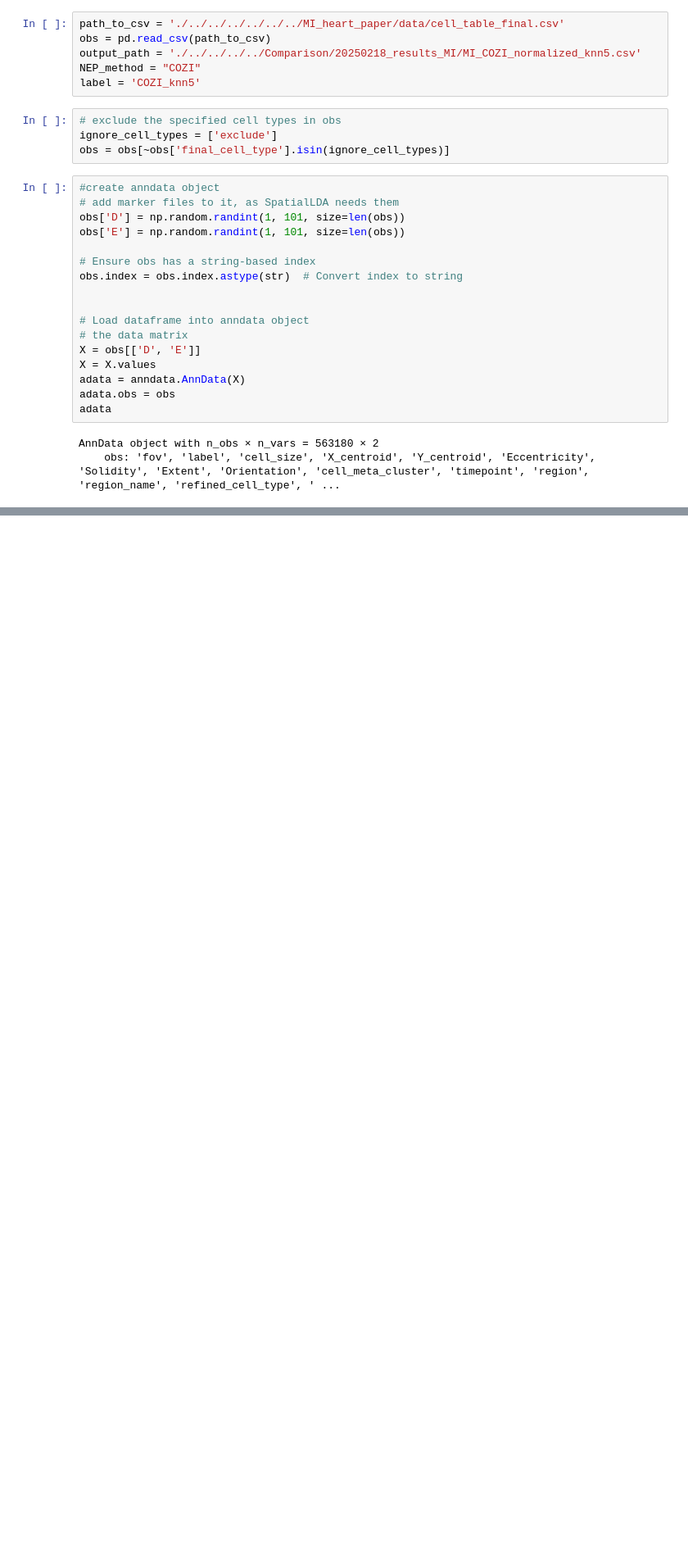
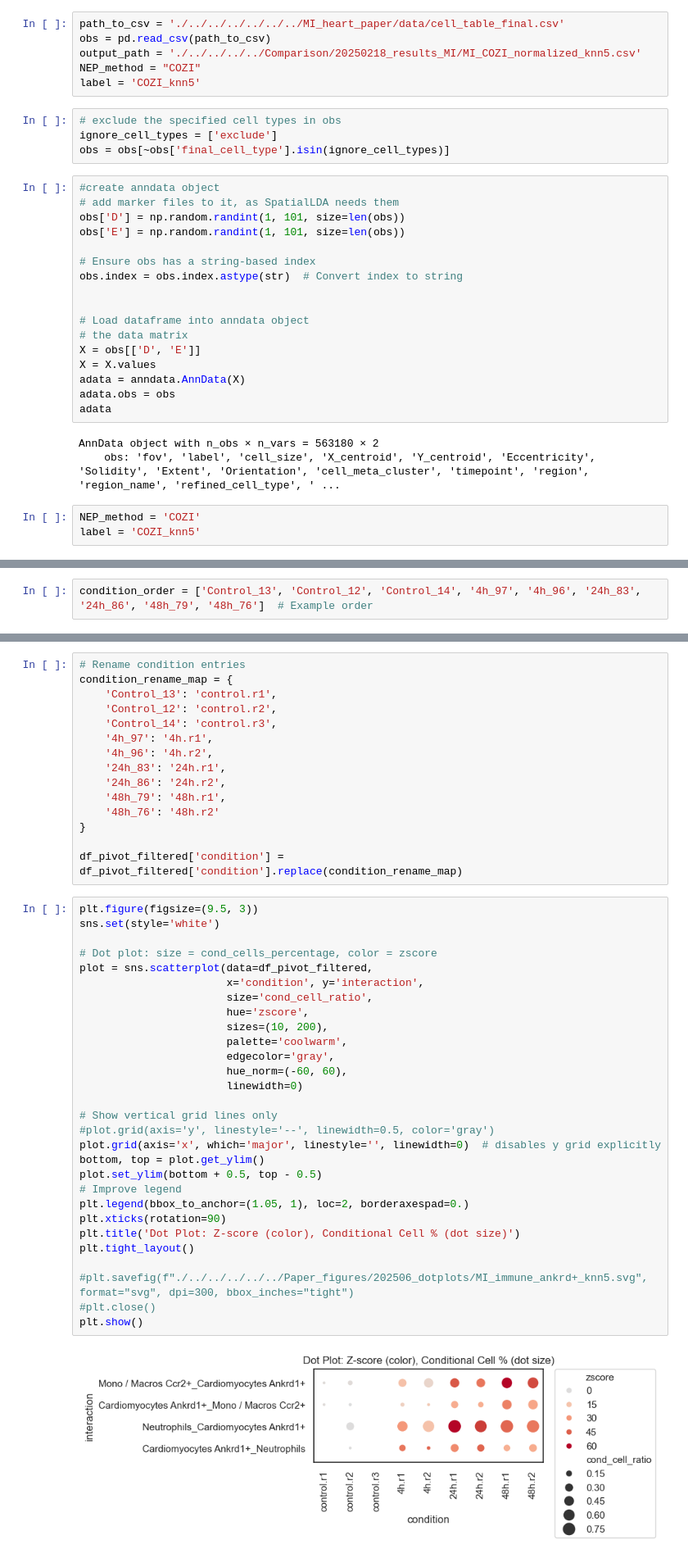
Before and after one commit to SchapiroLabor/NEP_scimap, a Jupyter notebook: notebooks/MI_data/COZI_scimap_MI_data.ipynb, the cells around one changed output, grey strips where cells are left out. Shown: that part at 82% size. Drawn from its saved outputs; the diff is of its cells as text; blank space fills up the shorter version.

Commit message:
change results to CCR dotplots

```diff
--- a/notebooks/MI_data/COZI_scimap_MI_data.ipynb
+++ b/notebooks/MI_data/COZI_scimap_MI_data.ipynb
@@ -43,6 +44,9 @@ adata
 # %% [output]
 AnnData object with n_obs × n_vars = 563180 × 2
     obs: 'fov', 'label', 'cell_size', 'X_centroid', 'Y_centroid', 'Eccentricity', 'Solidity', 'Extent', 'Orientation', 'cell_meta_cluster', 'timepoint', 'region', 'region_name', 'refined_cell_type', ' ...
+# %%
+NEP_method = 'COZI'
+label = 'COZI_knn5'
 # %%
 # Define the spatial interaction analysis
 spatial_params = {
@@ -169,0 +149,2 @@ spatial.T
+# %%
+condition_order = ['Control_13', 'Control_12', 'Control_14', '4h_97', '4h_96', '24h_83', '24h_86', '48h_79', '48h_76']  # Example order
@@ -169,0 +188,46 @@ spatial.T
+# %%
+# Rename condition entries
+condition_rename_map = {
+    'Control_13': 'control.r1',
+    'Control_12': 'control.r2',
+    'Control_14': 'control.r3',
+    '4h_97': '4h.r1',
+    '4h_96': '4h.r2',
+    '24h_83': '24h.r1',
+    '24h_86': '24h.r2',
+    '48h_79': '48h.r1',
+    '48h_76': '48h.r2'
+}
+
+df_pivot_filtered['condition'] = df_pivot_filtered['condition'].replace(condition_rename_map)
+# %%
+plt.figure(figsize=(9.5, 3))
+sns.set(style='white')
+
+# Dot plot: size = cond_cells_percentage, color = zscore
+plot = sns.scatterplot(data=df_pivot_filtered,
+                       x='condition', y='interaction',
+                       size='cond_cell_ratio',
+                       hue='zscore',
+                       sizes=(10, 200),
+                       palette='coolwarm',
+                       edgecolor='gray',
+                       hue_norm=(-60, 60),
+                       linewidth=0)
+
+# Show vertical grid lines only
+#plot.grid(axis='y', linestyle='--', linewidth=0.5, color='gray')
+plot.grid(axis='x', which='major', linestyle='', linewidth=0)  # disables y grid explicitly
+bottom, top = plot.get_ylim()
+plot.set_ylim(bottom + 0.5, top - 0.5)
+# Improve legend
+plt.legend(bbox_to_anchor=(1.05, 1), loc=2, borderaxespad=0.)
+plt.xticks(rotation=90)
+plt.title('Dot Plot: Z-score (color), Conditional Cell % (dot size)')
+plt.tight_layout()
+
+#plt.savefig(f"./../../../../../Paper_figures/202506_dotplots/MI_immune_ankrd+_knn5.svg", format="svg", dpi=300, bbox_inches="tight")
+#plt.close()
+plt.show()
+# %% [output]
+[figure, added]
```
Also changed, not shown: parts of 13 cells of this notebook.
